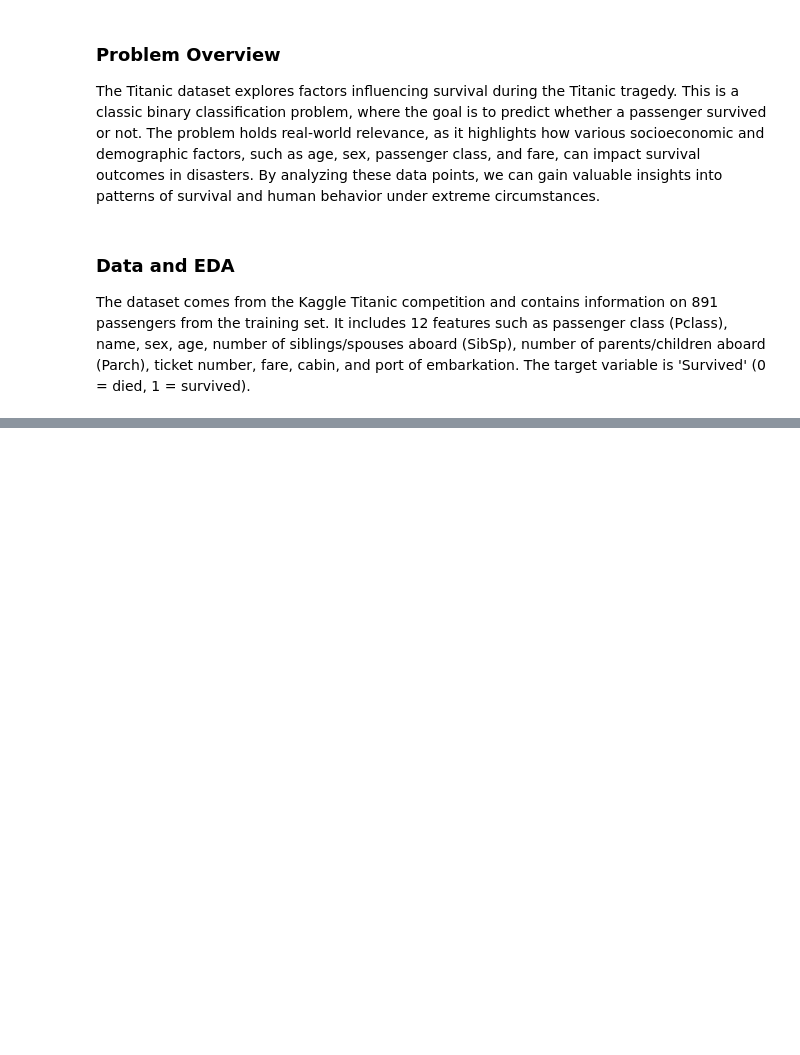
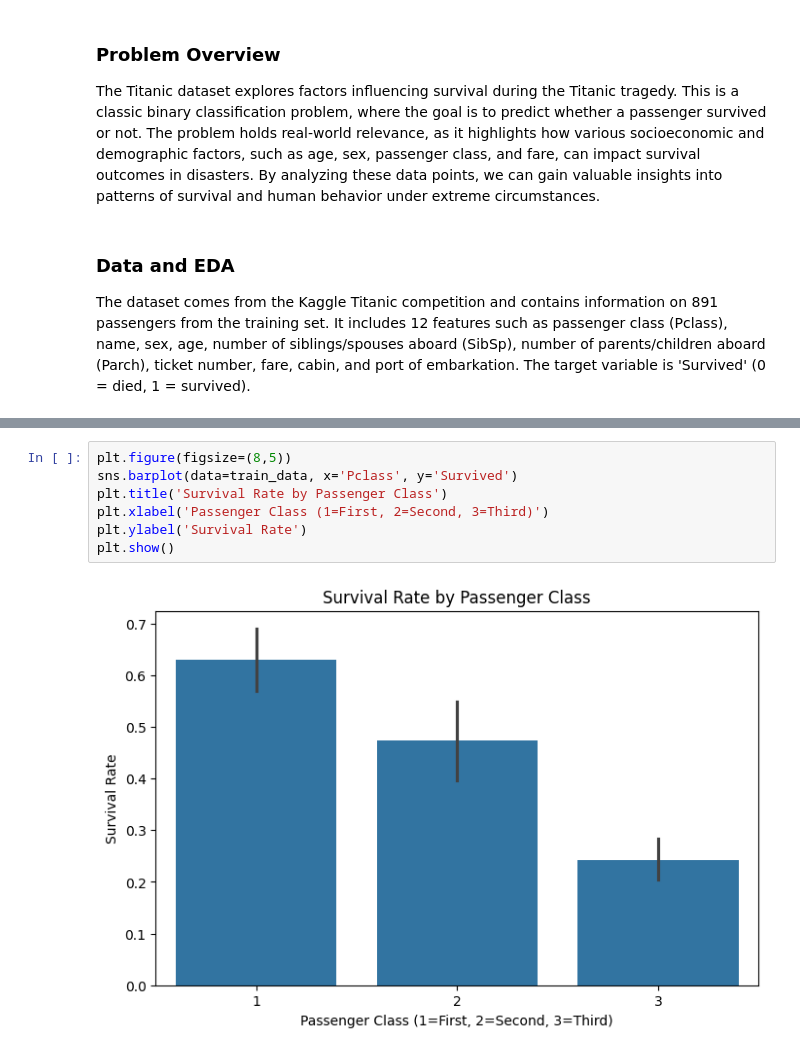
Before and after one commit to zhales05/cs6470, a Jupyter notebook: midterm/report.ipynb, the cells around one changed output, grey strips where cells are left out. Cells and saved outputs as stored; diff of their text form; blank space fills up the shorter version.

```diff
--- a/midterm/report.ipynb
+++ b/midterm/report.ipynb
@@ -26,0 +92,9 @@ train_data.head()
+# %%
+plt.figure(figsize=(8,5))
+sns.barplot(data=train_data, x='Pclass', y='Survived')
+plt.title('Survival Rate by Passenger Class')
+plt.xlabel('Passenger Class (1=First, 2=Second, 3=Third)')
+plt.ylabel('Survival Rate')
+plt.show()
+# %% [output]
+[figure, added]
```
Also changed, not shown: parts of 8 cells of this notebook, 1 other file.
